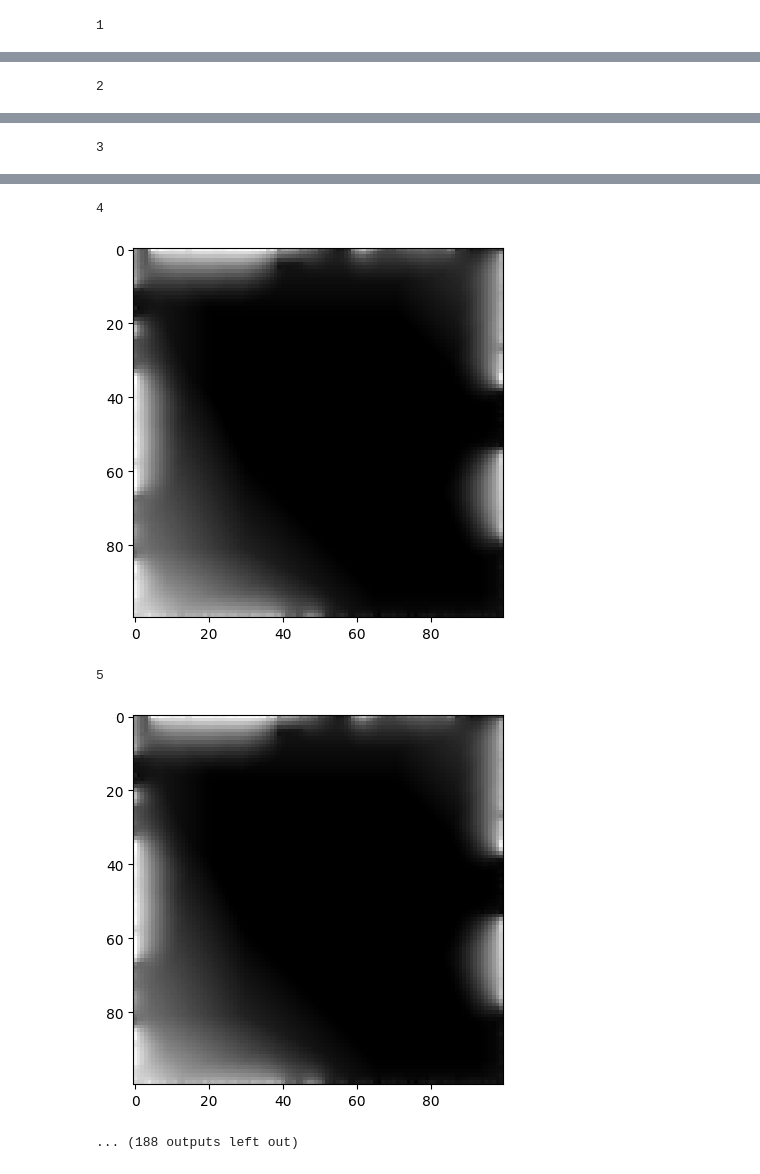
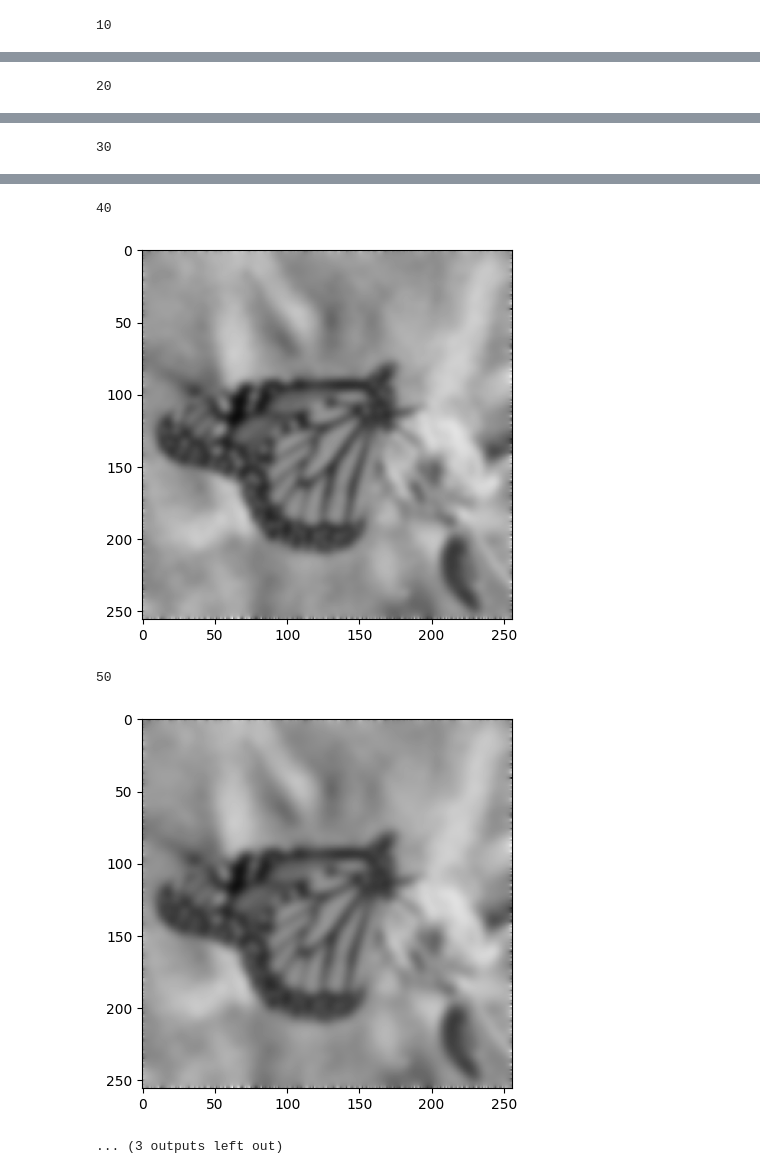
Before and after one commit to AlexDom513/ECE-6560-Final-Project, a Jupyter notebook: code/LinearHeat.ipynb, the cells around one changed output, grey strips where cells are left out. Saved outputs shown, nothing was run; the diff lists cells and outputs as text; code cells hidden in the pictures.

```diff
--- a/code/LinearHeat.ipynb
+++ b/code/LinearHeat.ipynb
@@ -10,12 +10,15 @@ import os
 import glob
 from matplotlib import cm
 
-print(os.getcwd())
-print('djkfdjskjfdslk')
-
-img = Image.open('../images/boats.bmp')
+img = Image.open('../images/butterfly.png')
 img = np.array(img)
-img = img[300:400,300:400]
+img = img[:,:,0]
+print(img.shape)
+noise = 5*np.random.randn(img.shape[0],img.shape[1]) # standard normal distribution
+print(noise.shape)
+plt.imshow(img,cmap='gray')
+plt.show()
+img = img + noise
 plt.imshow(img, cmap='gray')
 plt.show()
 # %% [output]
@@ -26,20 +30,20 @@ djkfdjskjfdslk
 def linearHeat(I):
   frames = []
   Inew = I
-  frames.append(Inew)
+  #frames.append(Inew)
 
   # iterate through all the pixels in the image
-  for k in range(200):
+  for k in range(150):
     for i in range(1,I.shape[0]-1):
       for j in range(1,I.shape[1]-1):
         #print(str(i) + ' ' + str(j))
-        Inew[i,j] = Inew[i,j] + 0.0001*((Inew[i+1,j] - 2*Inew[i,j] + Inew[i-1,j]) + (Inew[i,j+1] - 2*Inew[i,j] + Inew[i,j-1]))
-        frames.append(Inew)
-    if (k % 1 == 0):
+        Inew[i,j] = Inew[i,j] + 0.1*((Inew[i+1,j] - 2*Inew[i,j] + Inew[i-1,j]) + (Inew[i,j+1] - 2*Inew[i,j] + Inew[i,j-1]))
+        #frames.append(Inew)
+    if (k % 10 == 0):
       print(k)
       plt.imshow(Inew,cmap='gray')
       plt.show()
-  return frames
+  #return frames
 
 print(img.shape)
 newFrames = linearHeat(img)
@@ -51 +55 @@ newFrames = linearHeat(img)
-1
+10
@@ -53 +57 @@ newFrames = linearHeat(img)
-2
+20
@@ -55 +59 @@ newFrames = linearHeat(img)
-3
+30
@@ -57,5 +61,5 @@ newFrames = linearHeat(img)
-4
+40
-[figure, old version]
+[figure, new version]
-5
+50
-[figure, old version]
+[figure, new version]
-... (188 outputs left out)
+... (3 outputs left out)
```
Also changed, not shown: parts of 2 cells of this notebook, 20 other files.
